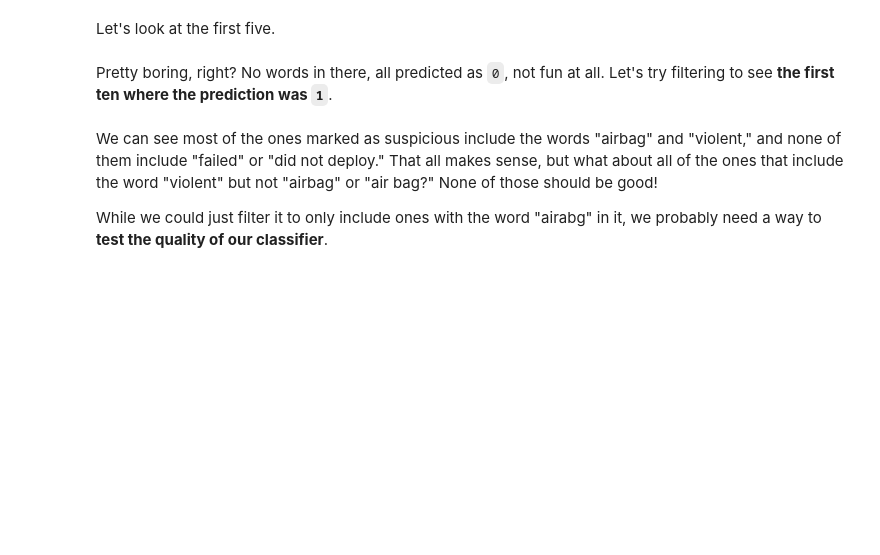
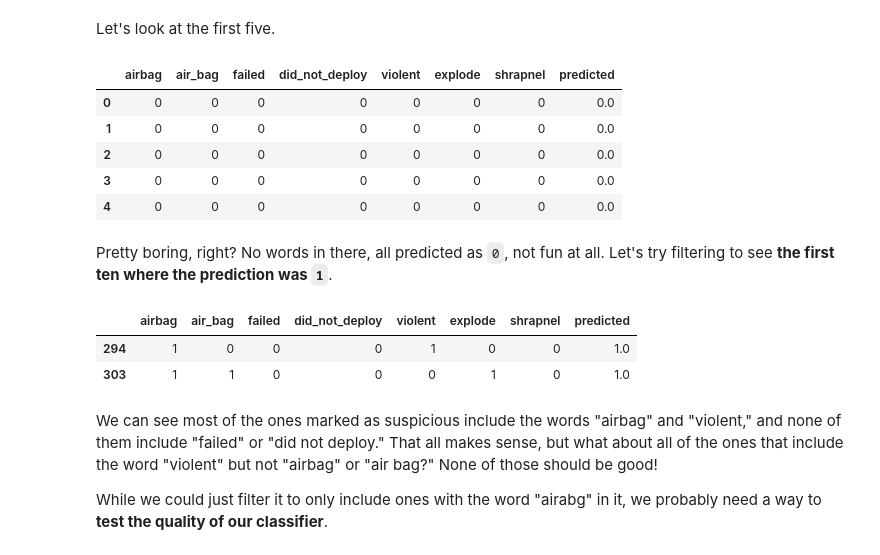
Before and after one commit to fr48/algo-hw, a Jupyter notebook: NYT Takata.ipynb, the cells around one changed output. Cells and saved outputs as stored; diff of their text form; code cells hidden in the pictures; blank space fills up the shorter version.

```diff
--- a/NYT Takata.ipynb
+++ b/NYT Takata.ipynb
@@ -508,8 +529,23 @@ features_with_prediction = features.copy()
 features_with_prediction['predicted'] = clf.predict(features)
 # %% [markdown]
 Let's look at the first five.
+# %%
+features_with_prediction.head(5)
+# %% [output]
+|  | airbag | air_bag | failed | did_not_deploy | violent | explode | shrapnel | predicted |
+| 0 | 0 | 0 | 0 | 0 | 0 | 0 | 0 | 0.0 |
+| 1 | 0 | 0 | 0 | 0 | 0 | 0 | 0 | 0.0 |
+| 2 | 0 | 0 | 0 | 0 | 0 | 0 | 0 | 0.0 |
+| 3 | 0 | 0 | 0 | 0 | 0 | 0 | 0 | 0.0 |
+| 4 | 0 | 0 | 0 | 0 | 0 | 0 | 0 | 0.0 |
 # %% [markdown]
 Pretty boring, right? No words in there, all predicted as `0`, not fun at all. Let's try filtering to see **the first ten where the prediction was `1`**.
+# %%
+features_with_prediction[(features_with_prediction['predicted'] > 0)].head(10)
+# %% [output]
+|  | airbag | air_bag | failed | did_not_deploy | violent | explode | shrapnel | predicted |
+| 294 | 1 | 0 | 0 | 0 | 1 | 0 | 0 | 1.0 |
+| 303 | 1 | 1 | 0 | 0 | 0 | 1 | 0 | 1.0 |
 # %% [markdown]
 We can see most of the ones marked as suspicious include the words "airbag" and "violent," and none of them include "failed" or "did not deploy." That all makes sense, but what about all of the ones that include the word "violent" but not "airbag" or "air bag?" None of those should be good!
 
```
Also changed, not shown: parts of 22 cells of this notebook.
